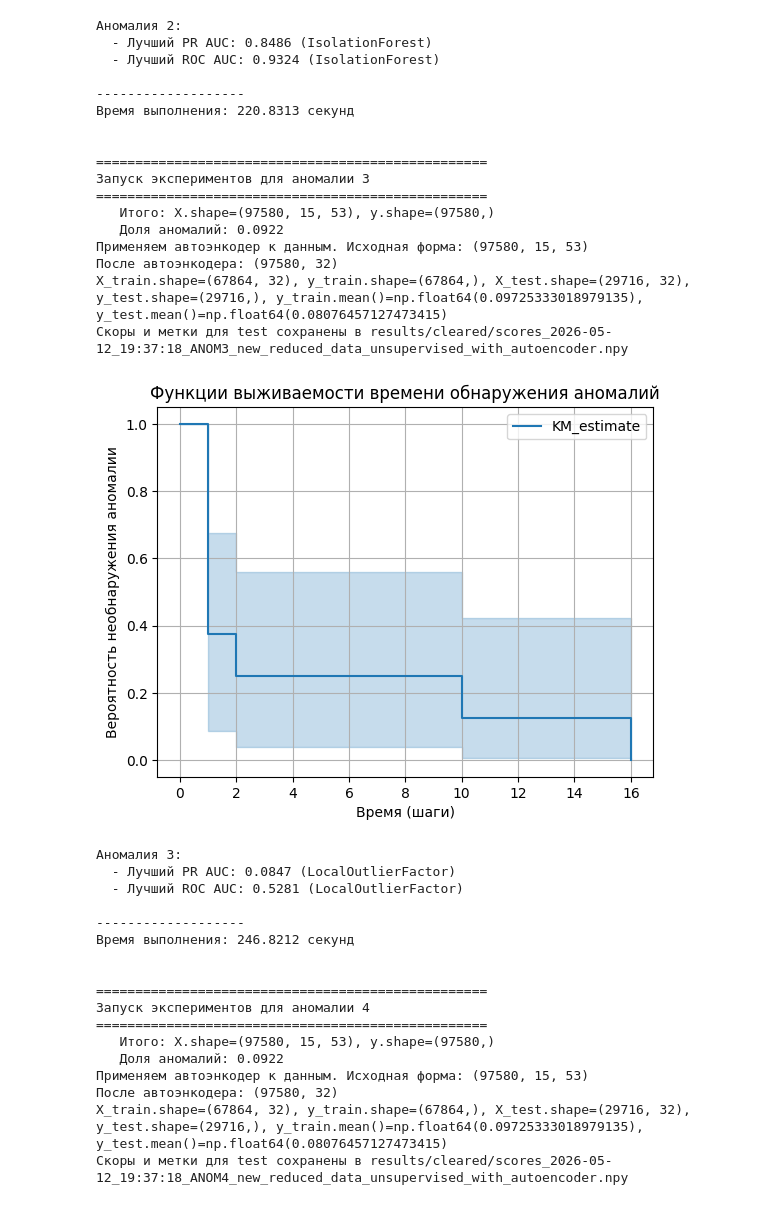
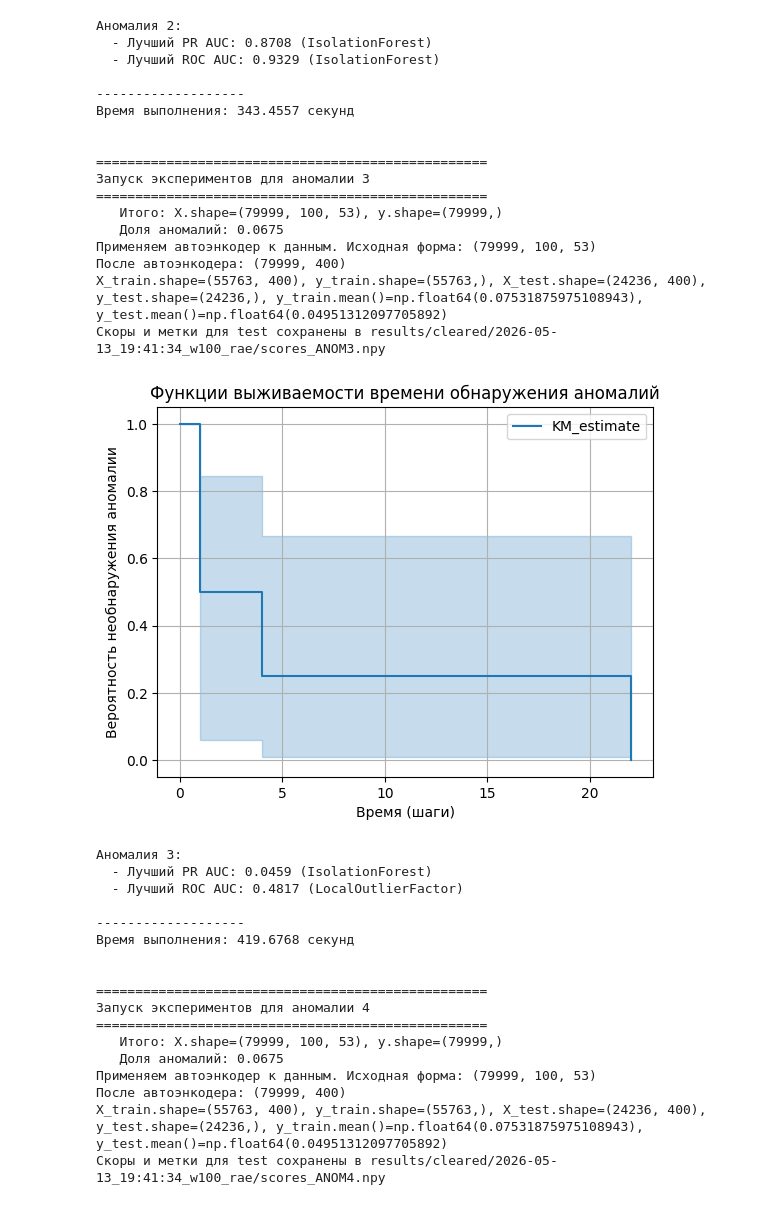
Before and after one commit to VeryLittleAnna/TimeSeriesAnomalyDetection, a Jupyter notebook: experiments.ipynb, the cells around one changed output. Cells and saved outputs as stored; diff of their text form; code cells hidden in the pictures.

```diff
--- a/experiments.ipynb
+++ b/experiments.ipynb
@@ -162,26 +165,26 @@ def run_experiments_by_anomaly(
 # %%
 model_params_list = {
     'IsolationForest': [
-        {'n_estimators': 200, 'contamination': 0.1, "random_state": 42},
+        # {'n_estimators': 200, 'contamination': 0.1, "random_state": 42},
         {'n_estimators': 100, 'max_samples': 'auto', 'contamination': 0.1, 'random_state': 42},
-        {'n_estimators': 200, 'max_samples': 0.8, 'contamination': 0.05, 'random_state': 42},
-        {'n_estimators': 50, 'max_samples': 1.0, 'contamination': 0.1, 'random_state': 42},
-        {'n_estimators': 100, 'max_samples': 0.5, 'contamination': 'auto', 'random_state': 42}
+        # {'n_estimators': 200, 'max_samples': 0.8, 'contamination': 0.05, 'random_state': 42},
+        # {'n_estimators': 50, 'max_samples': 1.0, 'contamination': 0.1, 'random_state': 42},
+        # {'n_estimators': 100, 'max_samples': 0.5, 'contamination': 'auto', 'random_state': 42}
     ],
     'LocalOutlierFactor': [
-        {'n_neighbors': 50, 'contamination': 0.1, 'novelty': True},
-        {'n_neighbors': 20, 'contamination': 0.1, 'novelty': True},
-        {'n_neighbors': 10, 'contamination': 0.05, 'novelty': True},
-        {'n_neighbors': 10, 'contamination': 0.1, 'novelty': True},
-        {'n_neighbors': 50, 'contamination': 0.15, 'novelty': True},
+        # {'n_neighbors': 50, 'contamination': 0.1, 'novelty': True},
+        # {'n_neighbors': 20, 'contamination': 0.1, 'novelty': True},
+        # {'n_neighbors': 10, 'contamination': 0.05, 'novelty': True},
+        # {'n_neighbors': 10, 'contamination': 0.1, 'novelty': True},
+        # {'n_neighbors': 50, 'contamination': 0.15, 'novelty': True},
         {'n_neighbors': 20, 'contamination': 'auto', 'novelty': True}
     ],
     'OneClassSVM': [
         # {'kernel': 'rbf', 'nu': 0.1},
         # {'kernel': 'rbf', 'nu': 0.15},
         {'kernel': 'linear', 'nu': 0.15},
-        {'kernel': 'linear', 'nu': 0.2},
-        {'kernel': 'linear', 'nu': 0.10},
+        # {'kernel': 'linear', 'nu': 0.2},
+        # {'kernel': 'linear', 'nu': 0.10},
         # {'kernel': 'poly', 'nu': 0.15},
     ],
     # 'GradientBoosting': [
@@ -191,17 +194,11 @@ model_params_list = {
     # ]
 }
 
-autoencoder = RecurrentAutoencoder(
-            input_dim=53,
-            window_size=30,
-            hidden_dim=64,
-            latent_dim=32,
-            num_layers=1
-        )
-model_saved_path = f"./models/new_autoencoder_w15.pth"
+window=100
+model_saved_path = f"./models/new_autoencoder_w100_v3.pth"
 # model_saved_path = f"./models/new_autoencoder_layer2_w15.pth"
 
-autoencoder.load_state_dict(torch.load(model_saved_path))
+RecurrentAutoencoder.from_pretrained(model_saved_path)
 autoencoder.eval()
 
 anomaly_numbers = list(range(1, 20))
@@ -211,10 +208,10 @@ summary, summary_detectors = run_experiments_by_anomaly(anomaly_numbers,
                                      data_dir_template="./gen_data_reduced/gen_data_{}",
                                      model_params_list=model_params_list,
                                      max_samples=100000,
-                                     file_fraction=0.05,
+                                     file_fraction=0.03,
                                      anomaly_ratio=0.08,
-                                     window=15,
-                                     result_title="new_reduced_data_unsupervised_with_autoencoder",
+                                     window=window,
+                                     result_title="w100_rae",
                                      results_path="results/cleared",
                                      autoencoder=autoencoder,
                                      )
@@ -250,35 +247,35 @@ X_train.shape=(67864, 32), y_train.shape=(67864,), X_test.shape=(29716, 32), y_t
 Аномалия 2:
-  - Лучший PR AUC: 0.8486 (IsolationForest)
-  - Лучший ROC AUC: 0.9324 (IsolationForest)
+  - Лучший PR AUC: 0.8708 (IsolationForest)
+  - Лучший ROC AUC: 0.9329 (IsolationForest)
 
 -------------------
-Время выполнения: 220.8313 секунд
+Время выполнения: 343.4557 секунд
 
 
 ==================================================
 Запуск экспериментов для аномалии 3
 ==================================================
-   Итого: X.shape=(97580, 15, 53), y.shape=(97580,)
-   Доля аномалий: 0.0922
-Применяем автоэнкодер к данным. Исходная форма: (97580, 15, 53)
-После автоэнкодера: (97580, 32)
-X_train.shape=(67864, 32), y_train.shape=(67864,), X_test.shape=(29716, 32), y_test.shape=(29716,), y_train.mean()=np.float64(0.09725333018979135), y_test.mean()=np.float64(0.08076457127473415)
-Скоры и метки для test сохранены в results/cleared/scores_2026-05-12_19:37:18_ANOM3_new_reduced_data_unsupervised_with_autoencoder.npy
+   Итого: X.shape=(79999, 100, 53), y.shape=(79999,)
+   Доля аномалий: 0.0675
+Применяем автоэнкодер к данным. Исходная форма: (79999, 100, 53)
+После автоэнкодера: (79999, 400)
+X_train.shape=(55763, 400), y_train.shape=(55763,), X_test.shape=(24236, 400), y_test.shape=(24236,), y_train.mean()=np.float64(0.07531875975108943), y_test.mean()=np.float64(0.04951312097705892)
+Скоры и метки для test сохранены в results/cleared/2026-05-13_19:41:34_w100_rae/scores_ANOM3.npy
-[figure, old version]
+[figure, new version]
 Аномалия 3:
-  - Лучший PR AUC: 0.0847 (LocalOutlierFactor)
-  - Лучший ROC AUC: 0.5281 (LocalOutlierFactor)
+  - Лучший PR AUC: 0.0459 (IsolationForest)
+  - Лучший ROC AUC: 0.4817 (LocalOutlierFactor)
 
 -------------------
-Время выполнения: 246.8212 секунд
+Время выполнения: 419.6768 секунд
 
 
 ==================================================
 Запуск экспериментов для аномалии 4
 ==================================================
-   Итого: X.shape=(97580, 15, 53), y.shape=(97580,)
-   Доля аномалий: 0.0922
-Применяем автоэнкодер к данным. Исходная форма: (97580, 15, 53)
-После автоэнкодера: (97580, 32)
-X_train.shape=(67864, 32), y_train.shape=(67864,), X_test.shape=(29716, 32), y_test.shape=(29716,), y_train.mean()=np.float64(0.09725333018979135), y_test.mean()=np.float64(0.08076457127473415)
-Скоры и метки для test сохранены в results/cleared/scores_2026-05-12_19:37:18_ANOM4_new_reduced_data_unsupervised_with_autoencoder.npy
+   Итого: X.shape=(79999, 100, 53), y.shape=(79999,)
+   Доля аномалий: 0.0675
+Применяем автоэнкодер к данным. Исходная форма: (79999, 100, 53)
+После автоэнкодера: (79999, 400)
+X_train.shape=(55763, 400), y_train.shape=(55763,), X_test.shape=(24236, 400), y_test.shape=(24236,), y_train.mean()=np.float64(0.07531875975108943), y_test.mean()=np.float64(0.04951312097705892)
+Скоры и метки для test сохранены в results/cleared/2026-05-13_19:41:34_w100_rae/scores_ANOM4.npy
```
Also changed, not shown: parts of 10 cells of this notebook, 8 other files.
